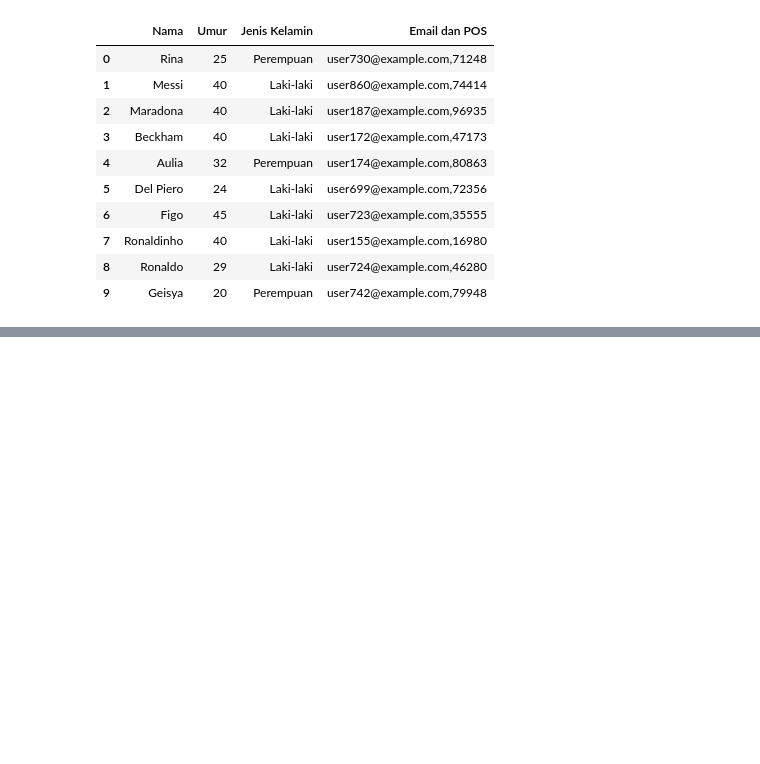
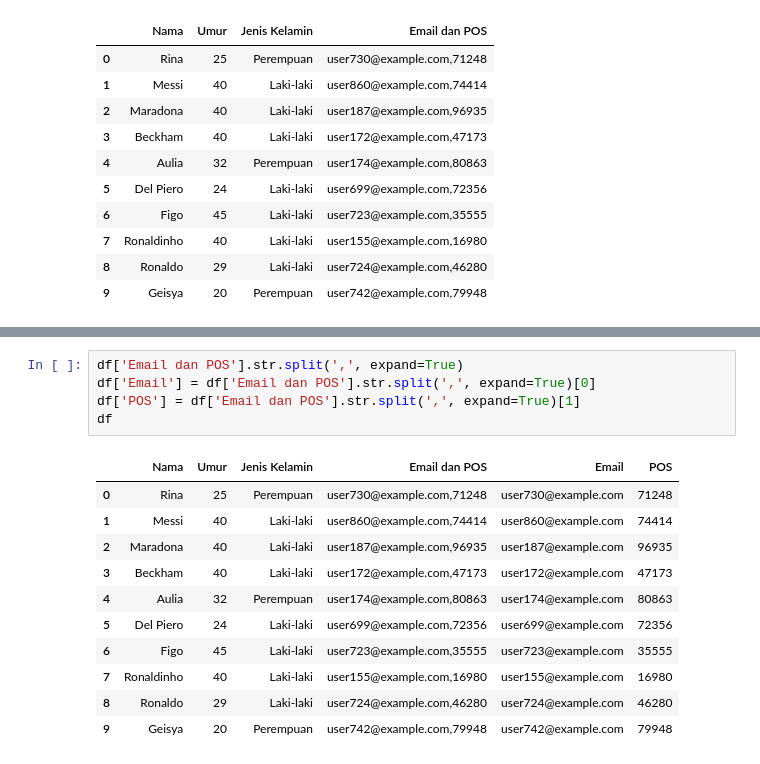
Before and after one commit to IdhamAbidinKaisilay/BelajarDataAnalyst, a Jupyter notebook: DataError.ipynb, the cells around one changed output, grey strips where cells are left out. Drawn from its saved outputs; the diff is of its cells as text; blank space fills up the shorter version.

```diff
--- a/DataError.ipynb
+++ b/DataError.ipynb
@@ -173,0 +189,17 @@ df
+# %%
+df['Email dan POS'].str.split(',', expand=True)
+df['Email'] = df['Email dan POS'].str.split(',', expand=True)[0]
+df['POS'] = df['Email dan POS'].str.split(',', expand=True)[1]
+df
+# %% [output]
+|  | Nama | Umur | Jenis Kelamin | Email dan POS | Email | POS |
+| 0 | Rina | 25 | Perempuan | user730@example.com,71248 | user730@example.com | 71248 |
+| 1 | Messi | 40 | Laki-laki | user860@example.com,74414 | user860@example.com | 74414 |
+| 2 | Maradona | 40 | Laki-laki | user187@example.com,96935 | user187@example.com | 96935 |
+| 3 | Beckham | 40 | Laki-laki | user172@example.com,47173 | user172@example.com | 47173 |
+| 4 | Aulia | 32 | Perempuan | user174@example.com,80863 | user174@example.com | 80863 |
+| 5 | Del Piero | 24 | Laki-laki | user699@example.com,72356 | user699@example.com | 72356 |
+| 6 | Figo | 45 | Laki-laki | user723@example.com,35555 | user723@example.com | 35555 |
+| 7 | Ronaldinho | 40 | Laki-laki | user155@example.com,16980 | user155@example.com | 16980 |
+| 8 | Ronaldo | 29 | Laki-laki | user724@example.com,46280 | user724@example.com | 46280 |
+| 9 | Geisya | 20 | Perempuan | user742@example.com,79948 | user742@example.com | 79948 |
```
Also changed, not shown: parts of 2 cells of this notebook.
